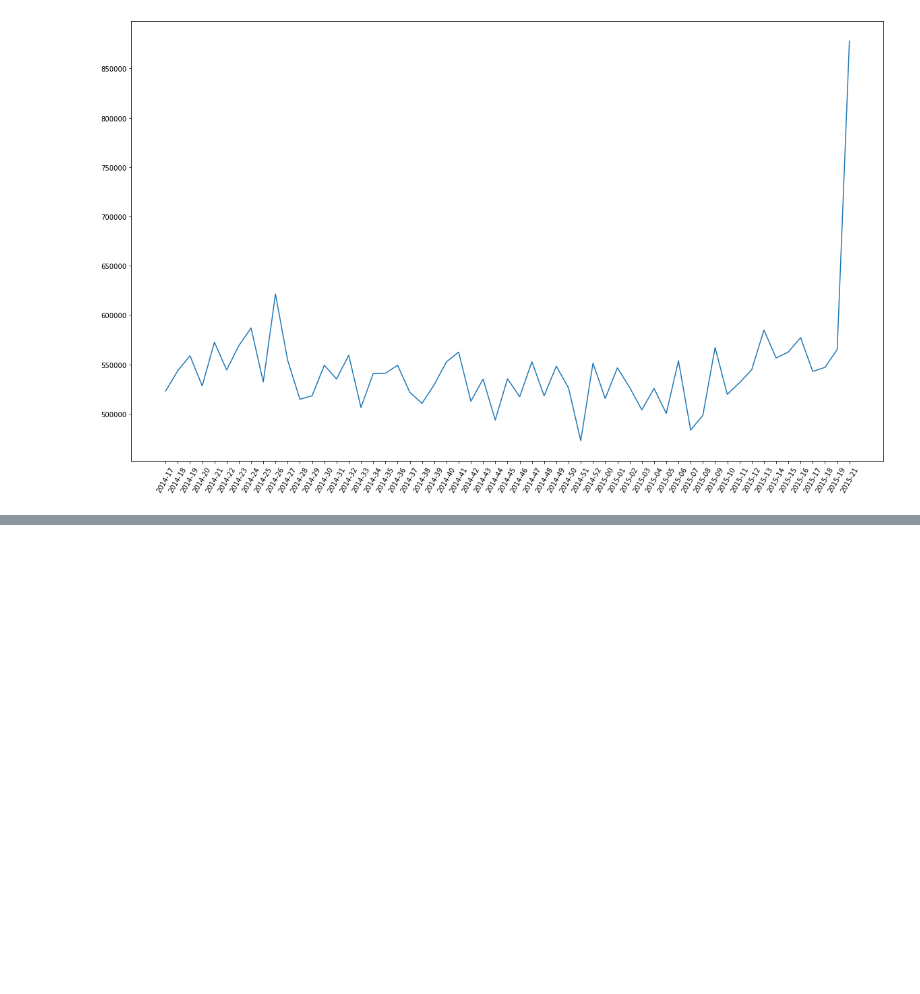
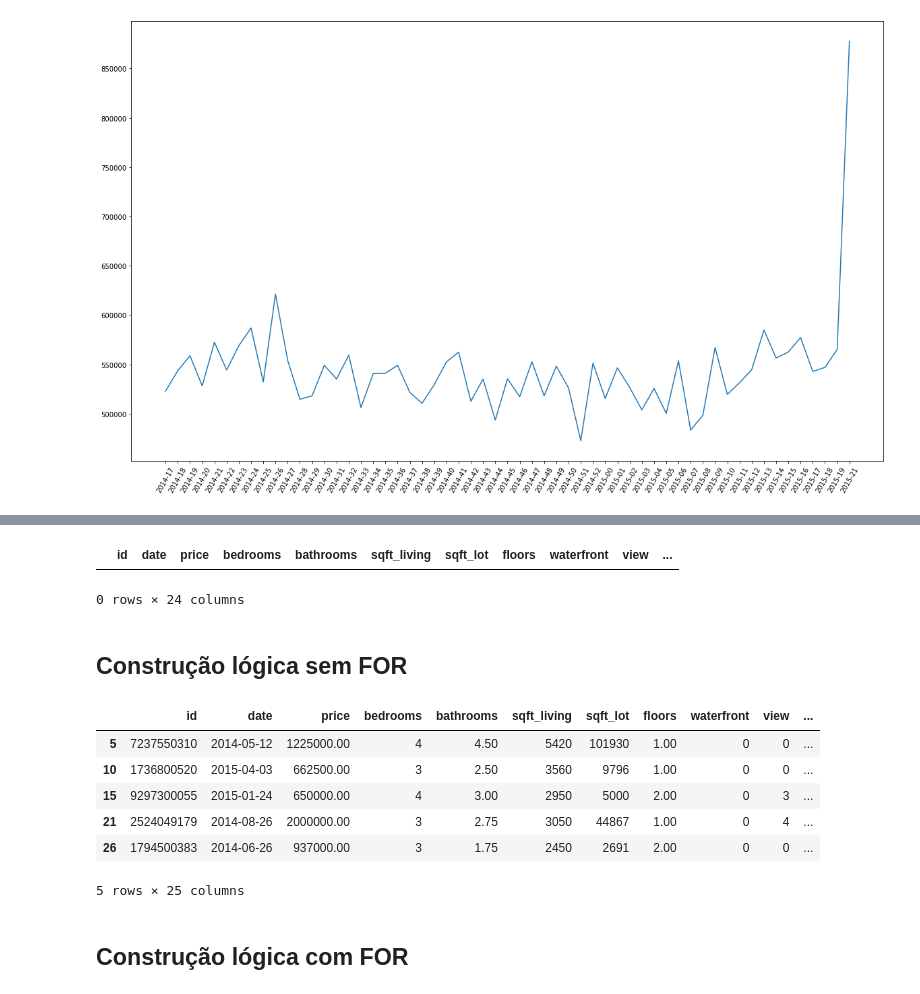
Before and after one commit to rafaelandradeslv/repos_ds, a Jupyter notebook: exercicios/code_examples.ipynb, the cells around one changed output, grey strips where cells are left out. Saved outputs shown, nothing was run; the diff lists cells and outputs as text; code cells hidden in the pictures; blank space fills up the shorter version.

```diff
--- a/exercicios/code_examples.ipynb
+++ b/exercicios/code_examples.ipynb
@@ -209,0 +275,47 @@ plt.xticks(rotation=60);
+# %%
+# TRUE & TRUE
+data = df[(df['bedrooms'] == 4) | (df['floors'] == 2)]
+
+# TRUE & FALSE
+data = df[(df['bedrooms'] == 4) | (df['floors'] == 20)]
+
+# FALSE & TRUE
+data = df[(df['bedrooms'] == 50) | (df['floors'] == 2)]
+
+#FALSE & FALSE
+data = df[(df['bedrooms'] == 50) | (df['floors'] == 20)]
+
+
+data.head()
+# %% [output]
+|  | id | date | price | bedrooms | bathrooms | sqft_living | sqft_lot | floors | waterfront | view | ... |
+0 rows × 24 columns
+# %% [markdown]
+## Construção lógica sem FOR
+# %%
+# 1 Qual a quantidade de imóveis por nível ?
+# - nível 0: Preço entre R$ 0.00 e R$ 321.950
+# - nível 1: Preço entre 321.950 e R$  450.000
+# - nível 2: Preço entre 450.000 e R$ 645.000
+# - nível 3: Preço acima de R$ 645.000
+
+df['nivel'] = 'NA'
+df.loc[(df['price'] > 0) & (df['price'] < 321950), 'nivel'] = 'nivel_0'
+
+df.loc[(df['price'] > 321950) & (df['price'] < 450000), 'nivel'] = 'nivel_1'
+
+df.loc[(df['price'] > 450000) & (df['price'] < 645000), 'nivel'] = 'nivel_2'
+
+df.loc[df['price'] > 645000, 'nivel'] = 'nivel_3'
+
+df.loc[df['nivel'] == 'nivel_3'].head()
+# %% [output]
+|  | id | date | price | bedrooms | bathrooms | sqft_living | sqft_lot | floors | waterfront | view | ... |
+| 5 | 7237550310 | 2014-05-12 | 1225000.00 | 4 | 4.50 | 5420 | 101930 | 1.00 | 0 | 0 | ... |
+| 10 | 1736800520 | 2015-04-03 | 662500.00 | 3 | 2.50 | 3560 | 9796 | 1.00 | 0 | 0 | ... |
+| 15 | 9297300055 | 2015-01-24 | 650000.00 | 4 | 3.00 | 2950 | 5000 | 2.00 | 0 | 3 | ... |
+| 21 | 2524049179 | 2014-08-26 | 2000000.00 | 3 | 2.75 | 3050 | 44867 | 1.00 | 0 | 4 | ... |
+| 26 | 1794500383 | 2014-06-26 | 937000.00 | 3 | 1.75 | 2450 | 2691 | 2.00 | 0 | 0 | ... |
+5 rows × 25 columns
+# %% [markdown]
+## Construção lógica com FOR
```
Also changed, not shown: parts of 16 cells of this notebook, 2 other files.
